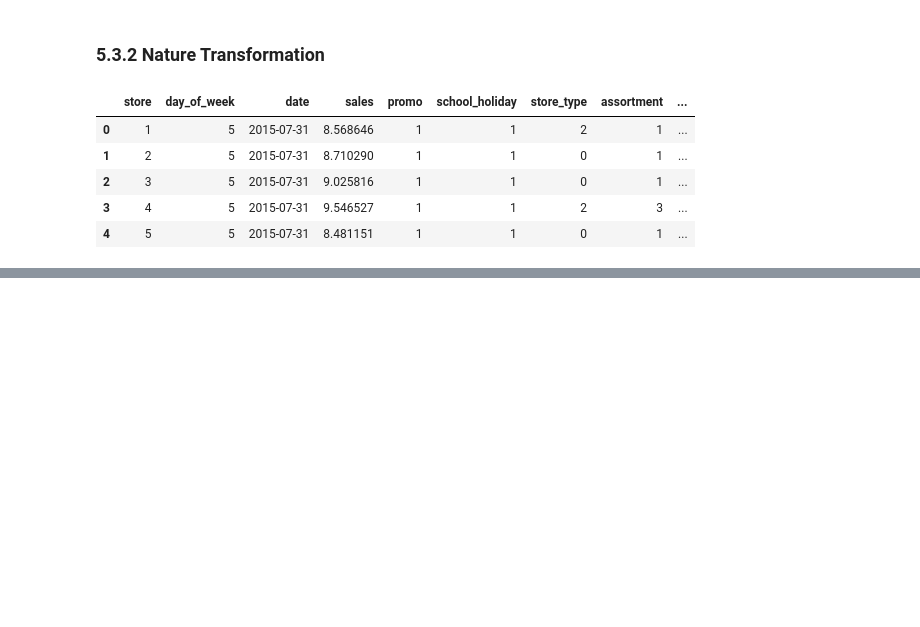
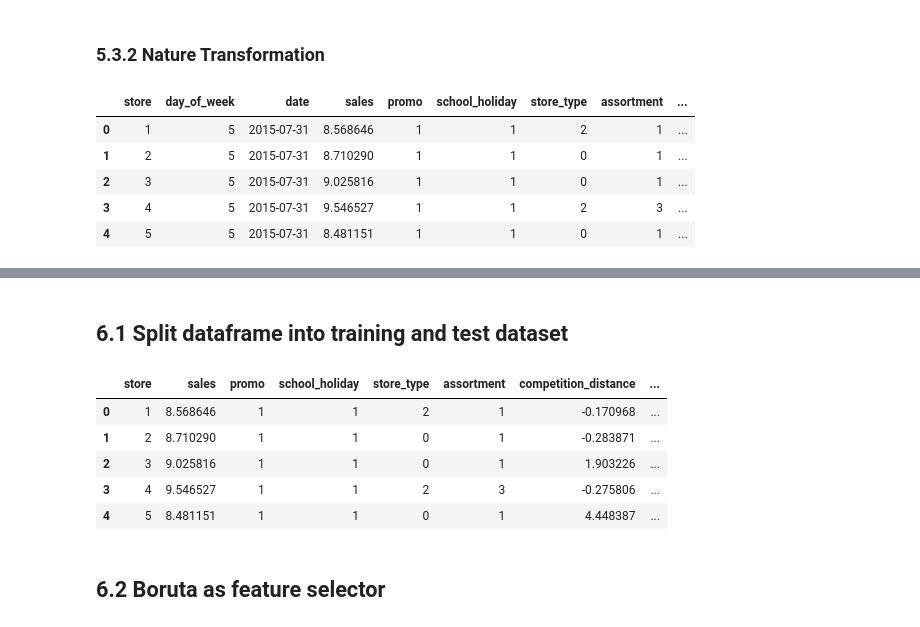
Before and after one commit to WillNery/ds_em_producao, a Jupyter notebook: ds_em_producao.ipynb, the cells around one changed output, grey strips where cells are left out. Cells and saved outputs as stored; diff of their text form; code cells hidden in the pictures; blank space fills up the shorter version.

```diff
--- a/ds_em_producao.ipynb
+++ b/ds_em_producao.ipynb
@@ -1090,0 +1118,20 @@ df5.head()
+# %%
+df6 = df5.copy()
+# %% [markdown]
+## 6.1 Split dataframe into training and test dataset
+# %%
+# preciso deletar todas as variáveis que deram origem a outras diferentes
+cols_drop = ['month', 'day', 'week_of_year', 'day_of_week', 'date', 'promo_since',
+                 'competition_since' ]
+df6 = df6.drop(cols_drop, axis = 1)
+# %%
+df6.head()
+# %% [output]
+|  | store | sales | promo | school_holiday | store_type | assortment | competition_distance | ... |
+| 0 | 1 | 8.568646 | 1 | 1 | 2 | 1 | -0.170968 | ... |
+| 1 | 2 | 8.710290 | 1 | 1 | 0 | 1 | -0.283871 | ... |
+| 2 | 3 | 9.025816 | 1 | 1 | 0 | 1 | 1.903226 | ... |
+| 3 | 4 | 9.546527 | 1 | 1 | 2 | 3 | -0.275806 | ... |
+| 4 | 5 | 8.481151 | 1 | 1 | 0 | 1 | 4.448387 | ... |
+# %% [markdown]
+## 6.2 Boruta as feature selector
```
Also changed, not shown: parts of 19 cells of this notebook.
